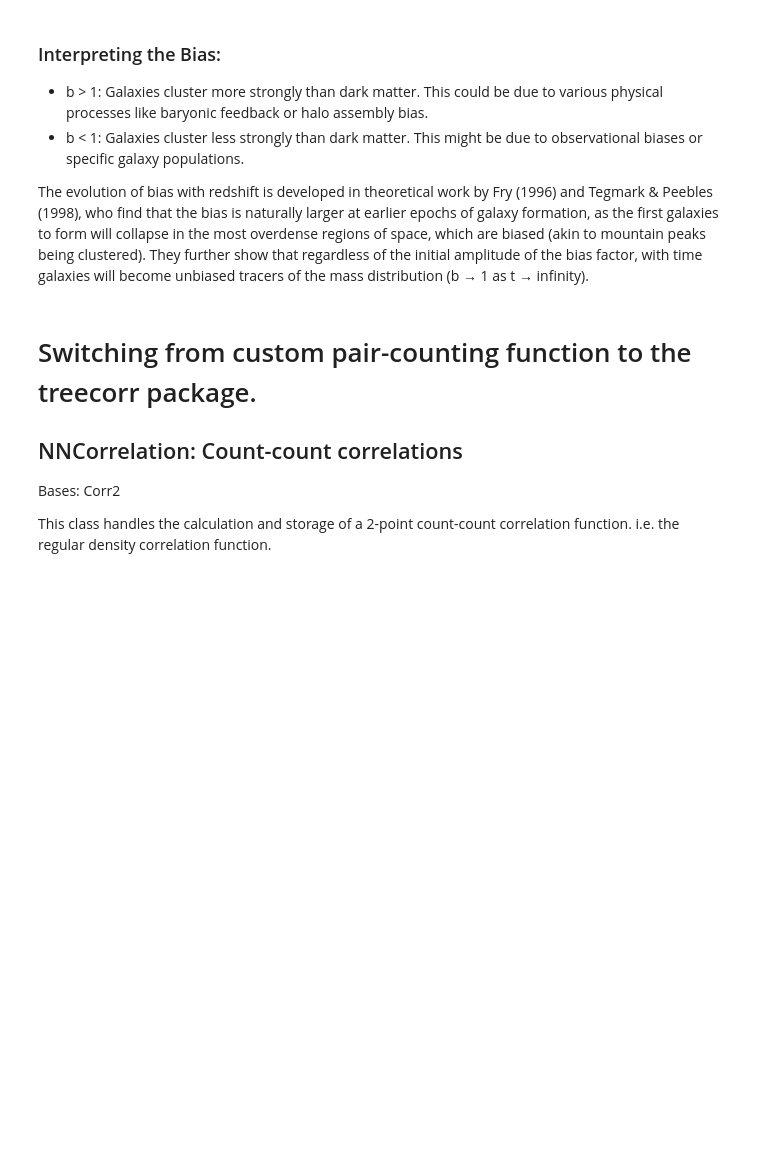
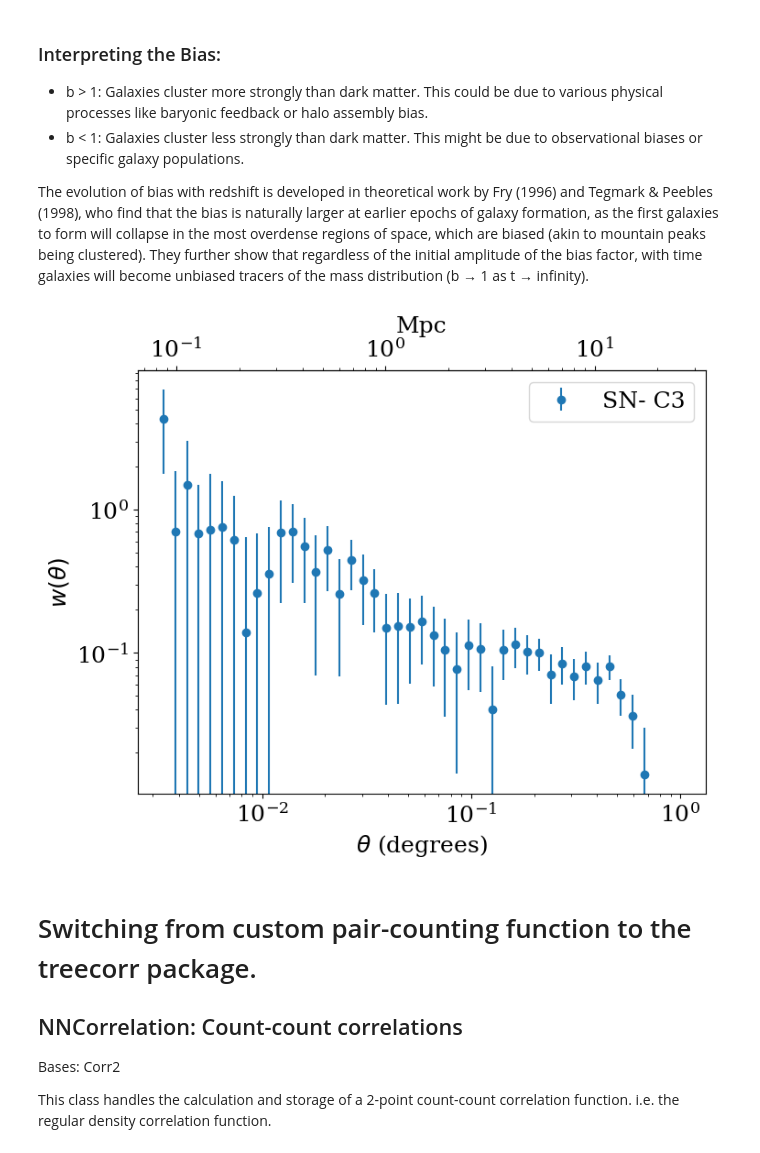
Before and after one commit to OtiliaIrina/Master_Thesis, a Jupyter notebook: Final-2PCF.ipynb, the cells around one changed output. Drawn from its saved outputs; the diff is of its cells as text; code cells hidden in the pictures; blank space fills up the shorter version.

```diff
--- a/Final-2PCF.ipynb
+++ b/Final-2PCF.ipynb
@@ -938,6 +940,30 @@ plt.show()
 
 
 The evolution of bias with redshift is developed in theoretical work by Fry (1996) and Tegmark & Peebles (1998), who find that the bias is naturally larger at earlier epochs of galaxy formation, as the first galaxies to form will collapse in the most overdense regions of space, which are biased (akin to mountain peaks being clustered). They further show that regardless of the initial amplitude of the bias factor, with time galaxies will become unbiased tracers of the mass distribution (b → 1 as t → infinity).
+# %%
+fig = plt.figure(figsize=[8,6])
+ax = fig.add_subplot(111)
+#ax.errorbar(X, w[:len(X)], yerr=std_dev[:len(X)], fmt='o', label='SN-C3')
+ax.errorbar(X, two_pcf_result[:len(X)], yerr=std_dev[:len(X)], fmt='o', label='SN- C3') #without IC
+
+#ax.plot(X, w_t(A_median, power_median, X, mask_rr),'k:')
+ax.set_xlabel(r'$\theta$ (degrees)')
+ax.set_ylabel(r'$w(\theta)$')
+
+
+
+ax.set_xscale('log')
+ax.set_yscale('log')
+#ax.set_ylim([1e-4,10.])
+#ax.set_xlim([2e-4,2.])
+secax = ax.secondary_xaxis('top',functions=(lambda x: x*Planck15.kpc_proper_per_arcmin(z_mean).value*60./1e3,
+                                   lambda x: x*Planck15.arcsec_per_kpc_proper(z_mean).value*1e3/3.6e3))
+secax.set_xlabel(r'Mpc')
+ax.legend()
+plt.savefig("bootstrap.png")
+plt.show()
+# %% [output]
+[figure, added]
 # %% [markdown]
 # Switching from custom pair-counting function to the treecorr package.
 ## NNCorrelation: Count-count correlations
```
Also changed, not shown: parts of 1 cell of this notebook, 1 other file.
